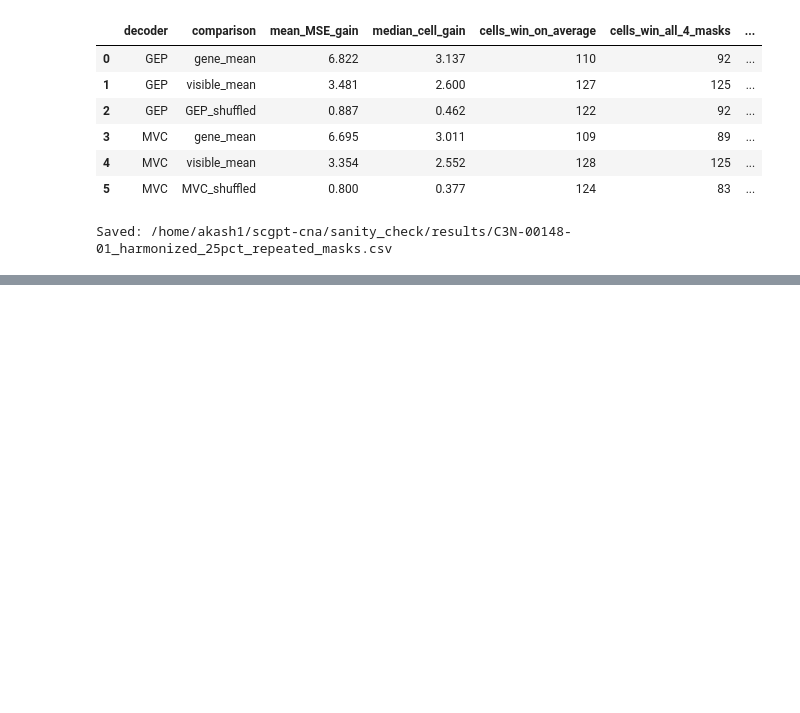
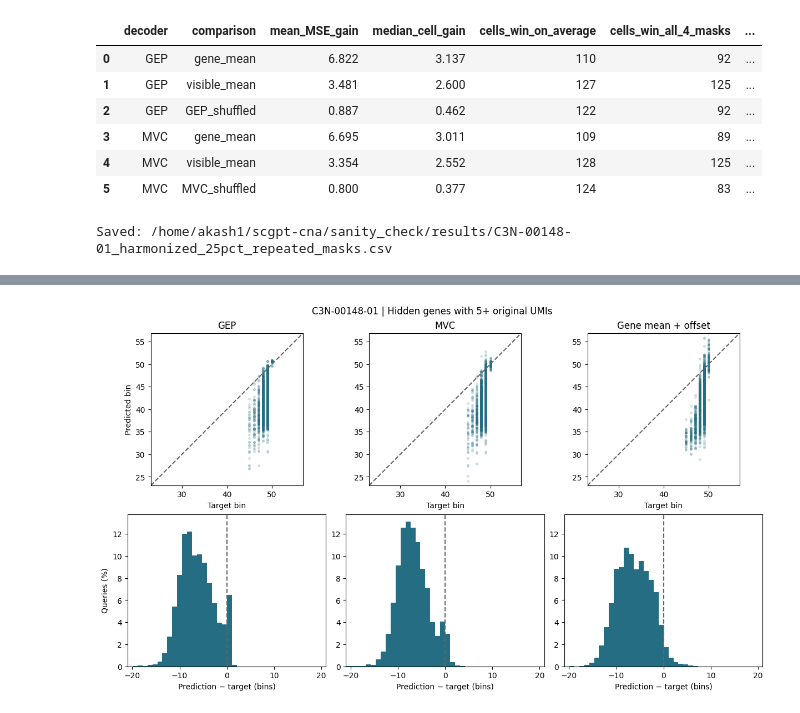
Before and after one commit to AkashPrasad2/scgpt-cna, a Jupyter notebook: notebooks/03-revised-expression-prediction.ipynb, the cells around one changed output, grey strips where cells are left out. Drawn from its saved outputs; the diff is of its cells as text; code cells hidden in the pictures; blank space fills up the shorter version.

```diff
--- a/notebooks/03-revised-expression-prediction.ipynb
+++ b/notebooks/03-revised-expression-prediction.ipynb
@@ -1515,0 +1723,83 @@ Saved: /home/akash1/scgpt-cna/sanity_check/results/C3N-00148-01_harmonized_25pct
+# %%
+import numpy as np
+import matplotlib.pyplot as plt
+
+methods = [
+    ("upper", "GEP", "GEP"),
+    ("upper", "MVC", "MVC"),
+    ("baseline", "gene_mean_plus_offset", "Gene mean + offset"),
+]
+
+parts = []
+for rule, method, label in methods:
+    part = tie_predictions.loc[
+        tie_predictions["count_group"].eq("5+ UMIs")
+        & tie_predictions["input_rule"].eq(rule)
+        & tie_predictions["method"].eq(method)
+    ].copy()
+    assert not part.empty, f"No predictions found for {label}"
+    part["label"] = label
+    parts.append(part)
+
+diag = pd.concat(parts, ignore_index=True)
+diag["residual"] = diag["prediction"] - diag["target_upper"]
+diag["squared_error"] = diag["residual"] ** 2
+
+# Give each cell equal weight, as in the benchmark.
+by_cell = (
+    diag.groupby(["label", "cell_index"], as_index=False)
+    .agg(bias=("residual", "mean"), MSE=("squared_error", "mean"))
+)
+by_cell["bias_squared"] = by_cell["bias"] ** 2
+by_cell["centered_MSE"] = by_cell["MSE"] - by_cell["bias_squared"]
+
+display(
+    by_cell.groupby("label").agg(
+        n_cells=("cell_index", "size"),
+        mean_signed_error=("bias", "mean"),
+        mean_MSE=("MSE", "mean"),
+        mean_squared_cell_bias=("bias_squared", "mean"),
+        mean_centered_MSE=("centered_MSE", "mean"),
+    ).round(3)
+)
+
+low = min(diag["target_upper"].min(), diag["prediction"].min()) - 1
+high = max(diag["target_upper"].max(), diag["prediction"].max()) + 1
+extent = max(1, np.ceil(diag["residual"].abs().max()))
+edges = np.linspace(-extent, extent, 41)
+
+fig, ax = plt.subplots(2, 3, figsize=(12, 7), layout="constrained")
+
+for j, (_, _, label) in enumerate(methods):
+    d = diag.loc[diag["label"].eq(label)]
+
+    ax[0, j].scatter(
+        d["target_upper"], d["prediction"], s=7, alpha=0.15,
+        color="#246D83", rasterized=True,
+    )
+    ax[0, j].plot([low, high], [low, high], "--", color="0.4")
+    ax[0, j].set(
+        title=label, xlim=(low, high), ylim=(low, high),
+        xlabel="Target bin",
+    )
+    ax[0, j].set_aspect("equal", adjustable="box")
+
+    ax[1, j].hist(
+        d["residual"], bins=edges,
+        weights=np.full(len(d), 100 / len(d)), color="#246D83",
+    )
+    ax[1, j].axvline(0, linestyle="--", color="0.4")
+    ax[1, j].set(xlim=(-extent, extent), xlabel="Prediction − target (bins)")
+
+max_height = max(a.get_ylim()[1] for a in ax[1])
+for a in ax[1]:
+    a.set_ylim(0, max_height)
+
+ax[0, 0].set_ylabel("Predicted bin")
+ax[1, 0].set_ylabel("Queries (%)")
+fig.suptitle("C3N-00148-01 | Hidden genes with 5+ original UMIs")
+
+fig.savefig(result_dir / f"higher_count_residuals_{run_tag}.png", dpi=250)
+fig.savefig(result_dir / f"higher_count_residuals_{run_tag}.pdf")
+plt.show()
+# %% [output]
@@ -1515,0 +1811 @@ Saved: /home/akash1/scgpt-cna/sanity_check/results/C3N-00148-01_harmonized_25pct
+[figure, added]
```
Also changed, not shown: parts of 8 cells of this notebook, 1 other file.
